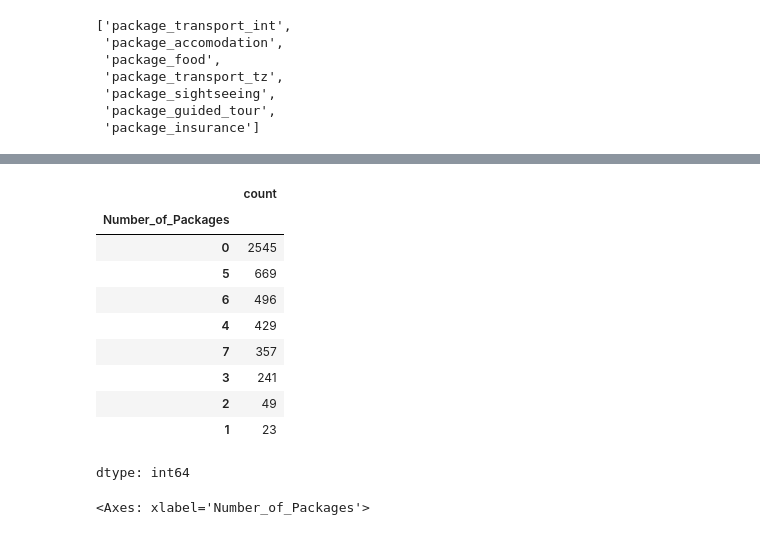
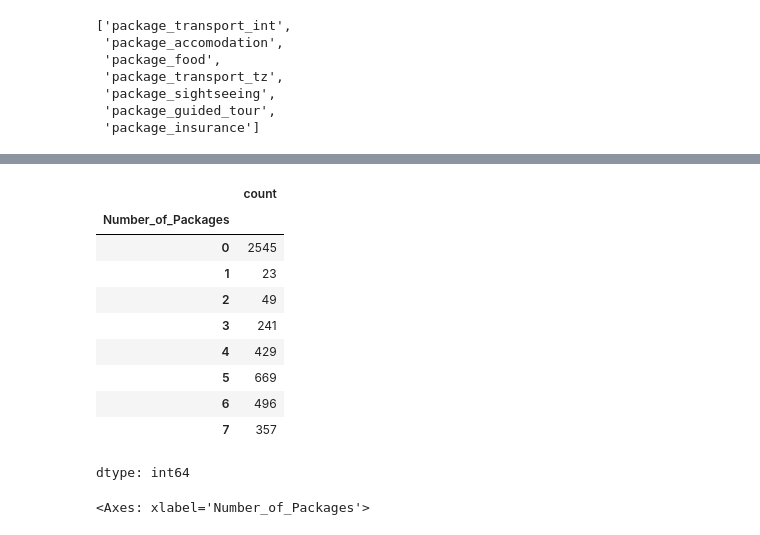
Before and after one commit to segnig/Tanzania-Tourism-Prediction, a Jupyter notebook: main.ipynb, the cells around one changed output, grey strips where cells are left out. Cells and saved outputs as stored; diff of their text form; code cells hidden in the pictures.

```diff
--- a/main.ipynb
+++ b/main.ipynb
@@ -99,7 +99,7 @@ train_df[cardinality_2].head()
 # %%
 # plot distribution for cardinality_2 features
 fig, ax = plt.subplots(1, len(cardinality_2))
-fig.set_size_inches(20, 4)
+fig.set_size_inches(28, 4)
 fig.tight_layout()
 fig.suptitle("Distribution of Cardinality 2 Features")
 
@@ -150,7 +179,7 @@ country_name_mapping = {
     "SWAZILAND": "Eswatini",
     "CZECH REPUBLIC": "Czechia",
     "RUSSIA": "Russia",
-    "TURKEY": "Türkiye",
+    "TURKEY": "Turkiye",
     "TRINIDAD TOBACCO": "Trinidad and Tobago",
     "IRAN": "Iran",
     "SLOVAKIA": "Slovakia",
@@ -228,18 +261,18 @@ train_df_copy[package_features].head()
 # `Number_of_packages` sum of packages
 train_df_copy["Number_of_Packages"] = train_df_copy[package_features].sum(axis=1)
 # %%
-train_df_copy["Number_of_Packages"].value_counts()
+train_df_copy["Number_of_Packages"].value_counts().sort_index()
 # %% [output]
 |  | count |
 | Number_of_Packages |  |
 | 0 | 2545 |
+| 1 | 23 |
+| 2 | 49 |
+| 3 | 241 |
+| 4 | 429 |
 | 5 | 669 |
 | 6 | 496 |
-| 4 | 429 |
 | 7 | 357 |
-| 3 | 241 |
-| 2 | 49 |
-| 1 | 23 |
 dtype: int64
 # %%
 train_df_copy["Number_of_Packages"].value_counts().sort_index().plot()
```
Also changed, not shown: parts of 95 cells of this notebook.
